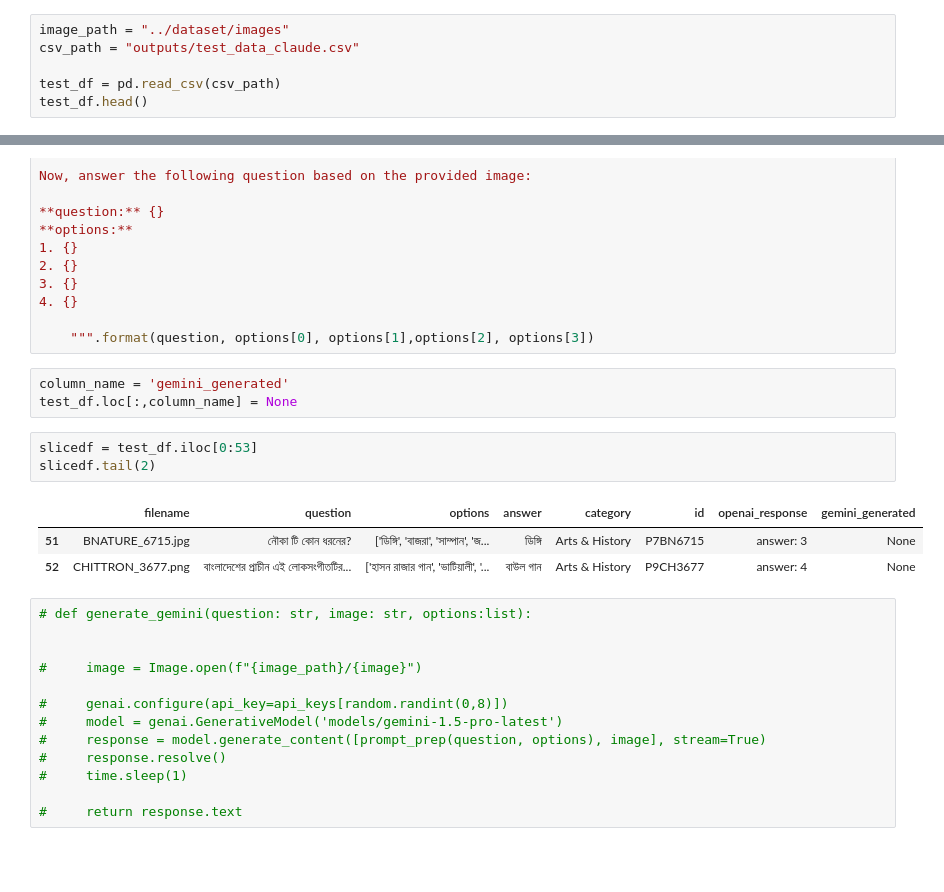
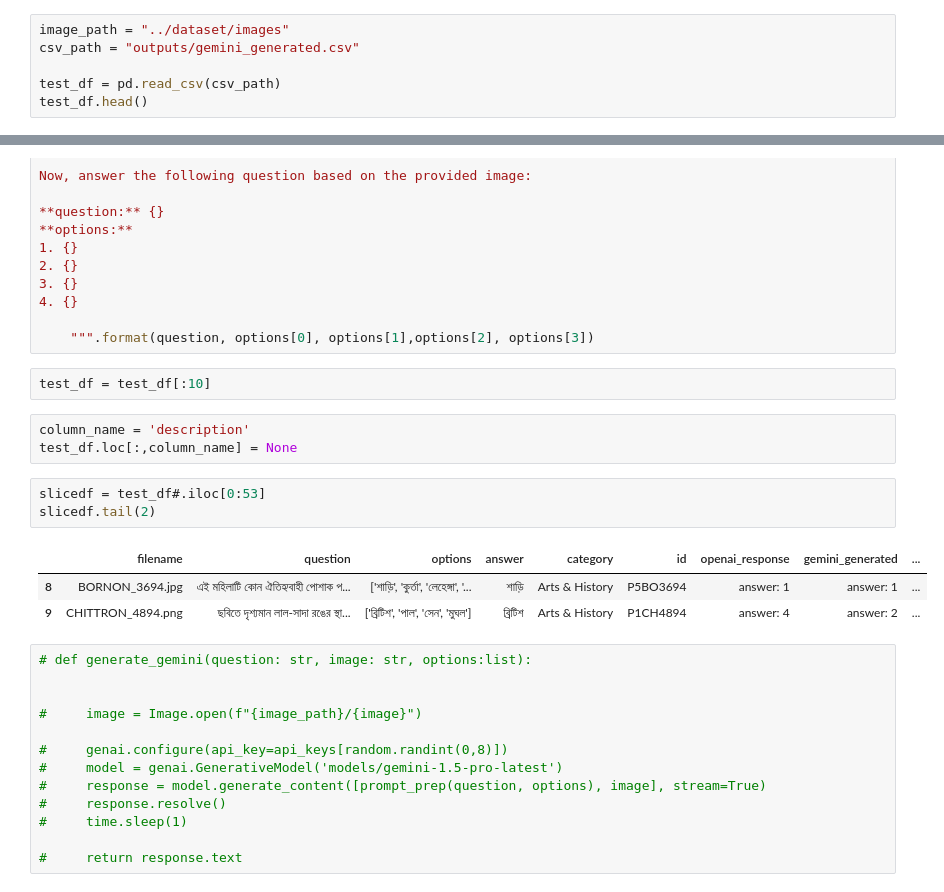
Before and after one commit to souroveskb/vqa-2, a Jupyter notebook: vqa_next/gemini_generate.ipynb, the cells around one changed output, grey strips where cells are left out. Drawn from its saved outputs; the diff is of its cells as text; blank space fills up the shorter version.

```diff
--- a/vqa_next/gemini_generate.ipynb
+++ b/vqa_next/gemini_generate.ipynb
@@ -16,7 +16,7 @@ load_dotenv()
 GEMINI_API = os.getenv("GOOGLE_API")
 # %%
 image_path = "../dataset/images"
-csv_path = "outputs/test_data_claude.csv"
+csv_path = "outputs/gemini_generated.csv"
 
 test_df = pd.read_csv(csv_path)
 test_df.head()
@@ -95,16 +102,18 @@ Now, answer the following question based on the provided image:
 4. {}
 
     """.format(question, options[0], options[1],options[2], options[3])
+# %%
+test_df = test_df[:10]
 # %%
-column_name = 'gemini_generated'
+column_name = 'description'
 test_df.loc[:,column_name] = None
 # %%
-slicedf = test_df.iloc[0:53]
+slicedf = test_df#.iloc[0:53]
 slicedf.tail(2)
 # %% [output]
-|  | filename | question | options | answer | category | id | openai_response | gemini_generated |
-| 51 | BNATURE_6715.jpg | নৌকা টি কোন ধরনের? | ['ডিঙ্গি', 'বাজরা', 'সাম্পান', 'জ... | ডিঙ্গি | Arts & History | P7BN6715 | answer: 3 | None |
-| 52 | CHITTRON_3677.png | বাংলাদেশের প্রাচীন এই লোকসংগীতটির... | ['হাসন রাজার গান', 'ভাটিয়ালী', '... | বাউল গান | Arts & History | P9CH3677 | answer: 4 | None |
+|  | filename | question | options | answer | category | id | openai_response | gemini_generated | ... |
+| 8 | BORNON_3694.jpg | এই মহিলাটি কোন ঐতিহ্যবাহী পোশাক প... | ['শাড়ি', 'কুর্তা', 'লেহেঙ্গা', '... | শাড়ি | Arts & History | P5BO3694 | answer: 1 | answer: 1 | ... |
+| 9 | CHITTRON_4894.png | ছবিতে দৃশ্যমান লাল-সাদা রঙের স্থা... | ['ব্রিটিশ', 'পাল', 'সেন', 'মুঘল'] | ব্রিটিশ | Arts & History | P1CH4894 | answer: 4 | answer: 2 | ... |
 # %%
 # def generate_gemini(question: str, image: str, options:list):
 
```
Also changed, not shown: parts of 7 cells of this notebook, 9 other files.
